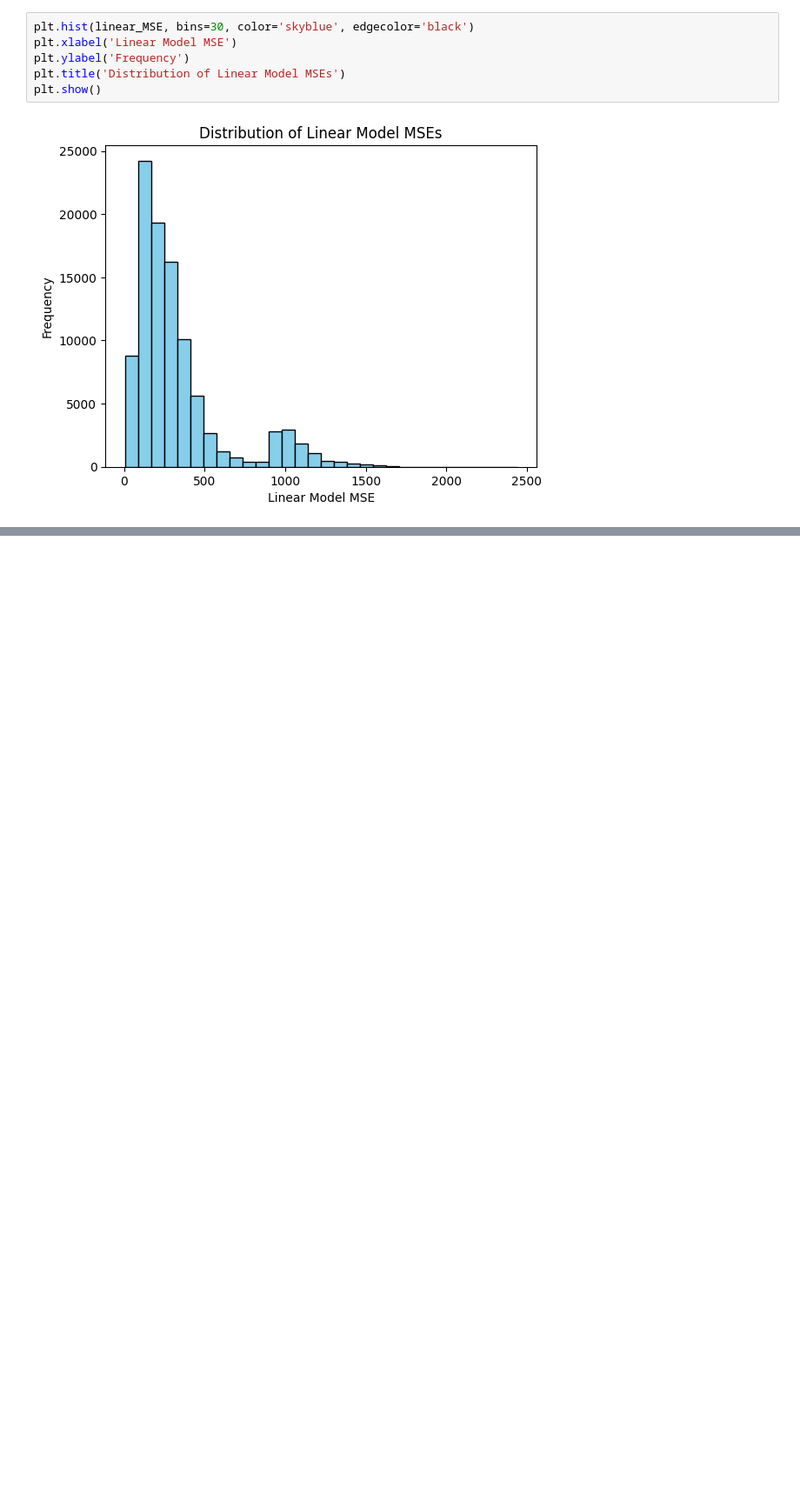
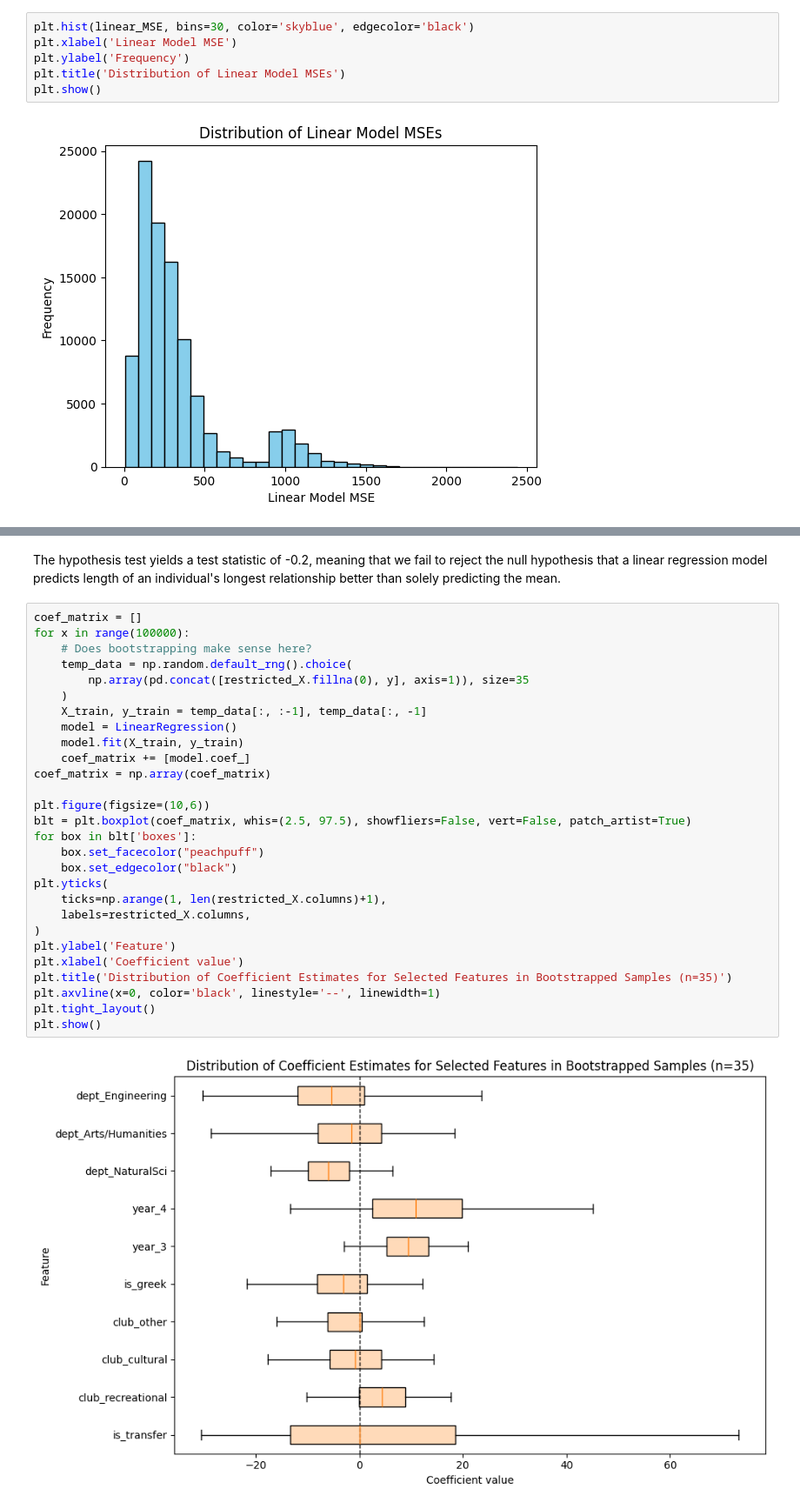
Before and after one commit to snigdhapodugu/dsc190-project, a Jupyter notebook: rq2/linreg_analysis.ipynb, the cells around one changed output, grey strips where cells are left out. Shown: that part at 87% size. Cells and saved outputs as stored; diff of their text form; blank space fills up the shorter version.

```diff
--- a/rq2/linreg_analysis.ipynb
+++ b/rq2/linreg_analysis.ipynb
@@ -141 +193,33 @@ plt.show()
+# %% [markdown]
+The hypothesis test yields a test statistic of -0.2, meaning that we fail to reject the null hypothesis that a linear regression model predicts length of an individual's longest relationship better than solely predicting the mean.
+# %%
+coef_matrix = []
+for x in range(100000):
+    # Does bootstrapping make sense here?
+    temp_data = np.random.default_rng().choice(
+        np.array(pd.concat([restricted_X.fillna(0), y], axis=1)), size=35
+    )
+    X_train, y_train = temp_data[:, :-1], temp_data[:, -1]
+    model = LinearRegression()
+    model.fit(X_train, y_train)
+    coef_matrix += [model.coef_]
+coef_matrix = np.array(coef_matrix)
+
+plt.figure(figsize=(10,6))
+blt = plt.boxplot(coef_matrix, whis=(2.5, 97.5), showfliers=False, vert=False, patch_artist=True)
+for box in blt['boxes']:
+    box.set_facecolor("peachpuff")
+    box.set_edgecolor("black")
+plt.yticks(
+    ticks=np.arange(1, len(restricted_X.columns)+1),
+    labels=restricted_X.columns,
+)
+plt.ylabel('Feature')
+plt.xlabel('Coefficient value')
+plt.title('Distribution of Coefficient Estimates for Selected Features in Bootstrapped Samples (n=35)')
+plt.axvline(x=0, color='black', linestyle='--', linewidth=1)
+plt.tight_layout()
+plt.show()
+# %% [output]
+[figure, added]
 # %%
```
Also changed, not shown: parts of 8 cells of this notebook.
